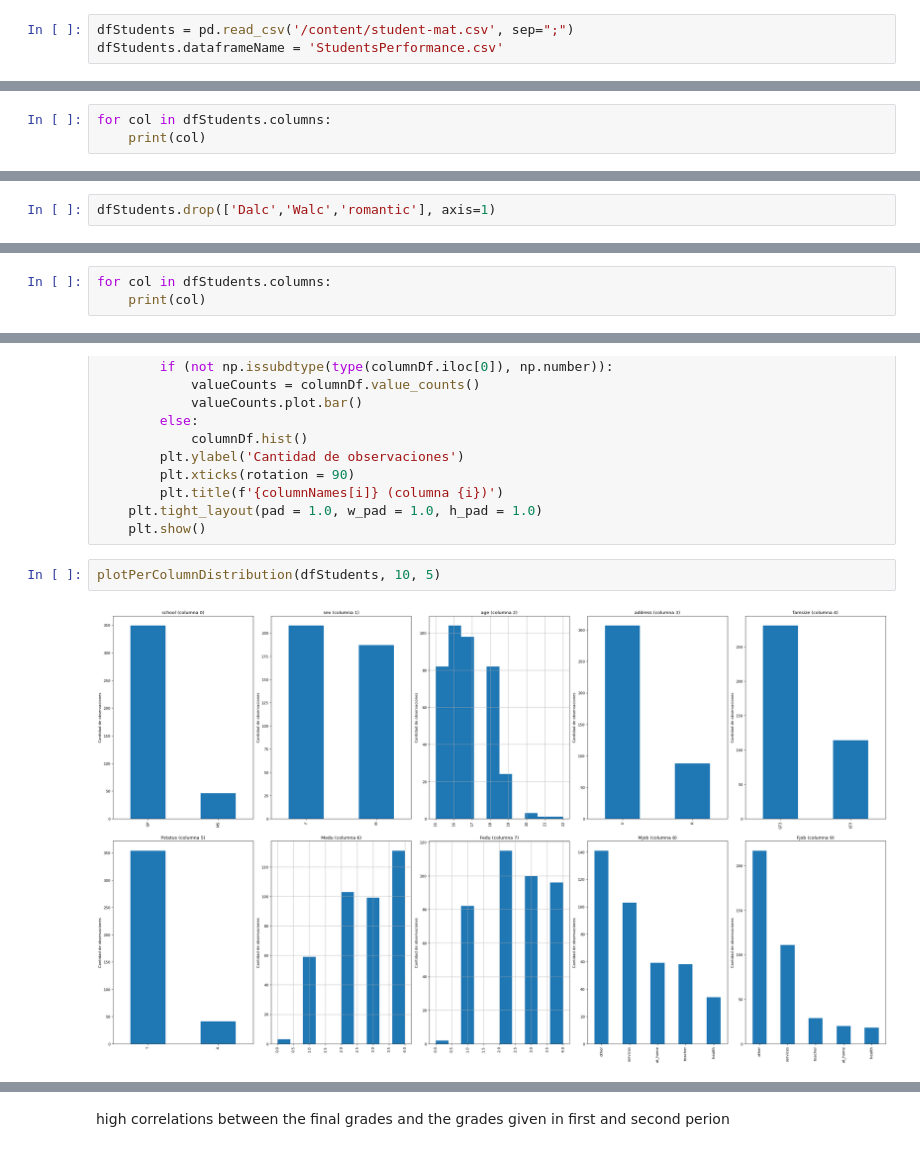
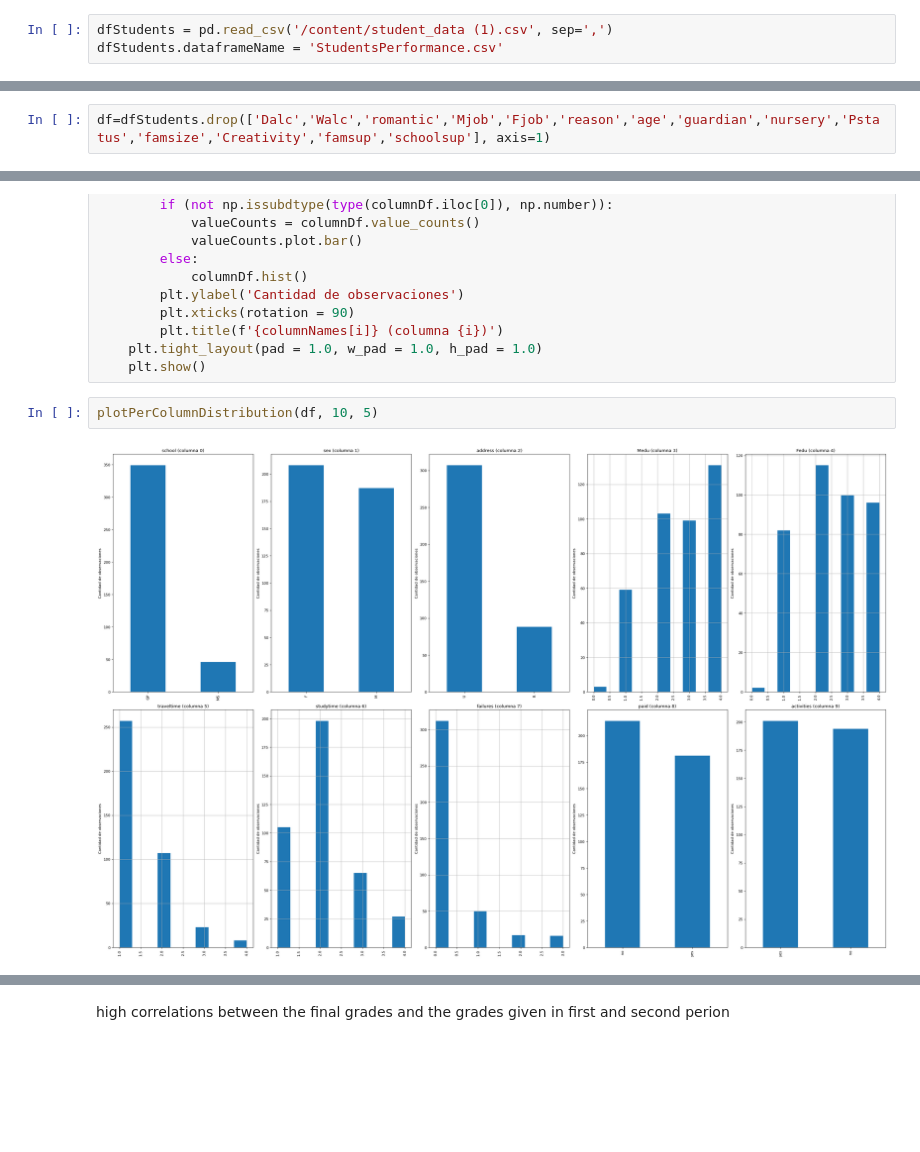
Before and after one commit to AnanyaSDhar/Student-Grade-Prediction, a Jupyter notebook: Student_score_pred_(Linear_Regression,_SVM_and_Random_Forest_Regressor).ipynb, the cells around one changed output, grey strips where cells are left out. Saved outputs shown, nothing was run; the diff lists cells and outputs as text; blank space fills up the shorter version.

```diff
--- a/Student_score_pred_(Linear_Regression,_SVM_and_Random_Forest_Regressor).ipynb
+++ b/Student_score_pred_(Linear_Regression,_SVM_and_Random_Forest_Regressor).ipynb
@@ -7,7 +7,7 @@ import matplotlib.pyplot as plt
 import numpy as np
 import pandas as pd
 # %%
-dfStudents = pd.read_csv('/content/student-mat.csv', sep=";")
+dfStudents = pd.read_csv('/content/student_data (1).csv', sep=',')
 dfStudents.dataframeName = 'StudentsPerformance.csv'
 # %%
 rows, cols = dfStudents.shape
@@ -98,3 +72,0 @@ dfStudents.head(10)
-# %%
-for col in dfStudents.columns:
-    print(col)
@@ -119,2 +73,2 @@ G3
 # %%
-dfStudents.drop(['Dalc','Walc','romantic'], axis=1)
+df=dfStudents.drop(['Dalc','Walc','romantic','Mjob','Fjob','reason','age','guardian','nursery','Pstatus','famsize','Creativity','famsup','schoolsup'], axis=1)
@@ -135,3 +74,0 @@ dfStudents.drop(['Dalc','Walc','romantic'], axis=1)
-# %%
-for col in dfStudents.columns:
-    print(col)
@@ -201,6 +125,6 @@ def plotPerColumnDistribution(df, nGraphShown, nGraphPerRow):
     plt.tight_layout(pad = 1.0, w_pad = 1.0, h_pad = 1.0)
     plt.show()
 # %%
-plotPerColumnDistribution(dfStudents, 10, 5)
+plotPerColumnDistribution(df, 10, 5)
 # %% [output]
-[figure, old version]
+[figure, new version]
```
Also changed, not shown: parts of 27 cells of this notebook.
